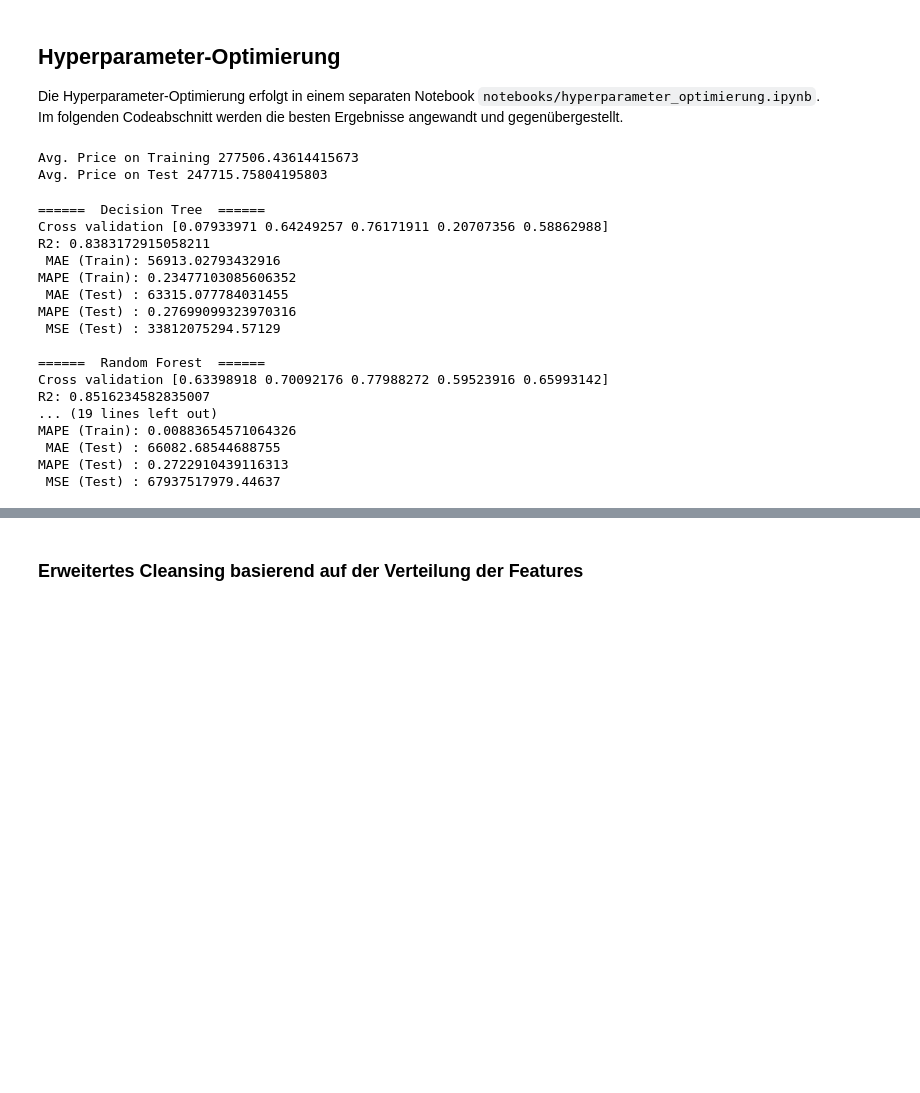
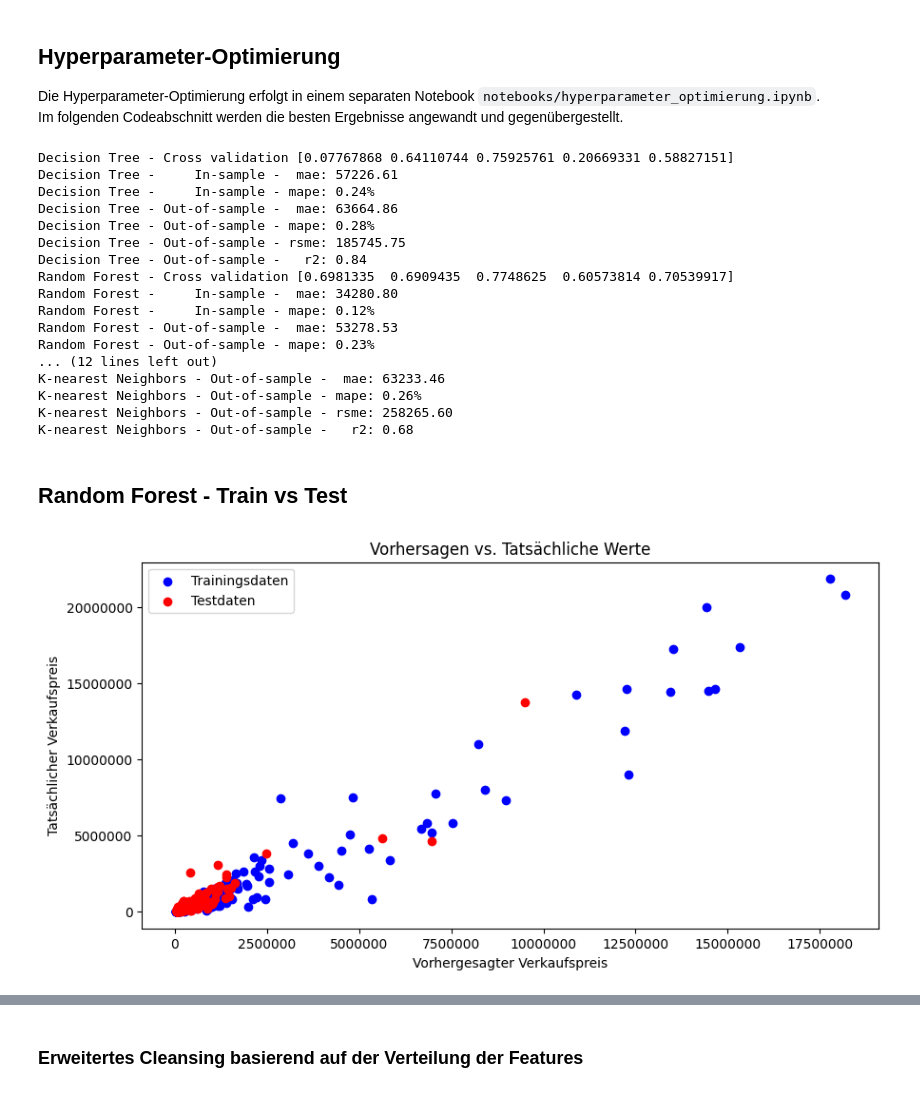
Before and after one commit to mixd304/dbuas-modul_13-applied-ds-2-ml-and-reporting-studienarbeit-darius-mix, a Jupyter notebook: notebooks/main.ipynb, the cells around one changed output, grey strips where cells are left out. Drawn from its saved outputs; the diff is of its cells as text; code cells hidden in the pictures; blank space fills up the shorter version.

````diff
--- a/notebooks/main.ipynb
+++ b/notebooks/main.ipynb
@@ -23,0 +28,9 @@ df = pd.read_csv(FILEPATH)
+# %%
+def print_evaluation(name, cv, pipe, train_data, test_data, y, X):
+    print(f"{name} - Cross validation {cv}")
+    print(f"{name} -     In-sample -  mae: {mean_absolute_error(y_true=train_data[y], y_pred=pipe.predict(train_data[X])):.2f}")
+    print(f"{name} -     In-sample - mape: {mean_absolute_percentage_error(y_true=train_data[y], y_pred=pipe.predict(train_data[X])):.2f}%")
+    print(f"{name} - Out-of-sample -  mae: {mean_absolute_error(y_true=test_data[y], y_pred=pipe.predict(test_data[X])):.2f}")
+    print(f"{name} - Out-of-sample - mape: {mean_absolute_percentage_error(y_true=test_data[y], y_pred=pipe.predict(test_data[X])):.2f}%")
+    print(f"{name} - Out-of-sample - rsme: {np.sqrt(mean_squared_error(y_true=test_data[y], y_pred=pipe.predict(test_data[X]))):.2f}")
+    print(f"{name} - Out-of-sample -   r2: {pipe.score(X=test_data[X], y=test_data[y]):.2f}")
@@ -146,12 +179,6 @@ MSE: 81781322606.96042
 ## Hyperparameter-Optimierung
 Die Hyperparameter-Optimierung erfolgt in einem separaten Notebook ```notebooks/hyperparameter_optimierung.ipynb```.
 Im folgenden Codeabschnitt werden die besten Ergebnisse angewandt und gegenübergestellt.
-# %%
-print("Avg. Price on Training", train_data[y].mean().iloc[0])
-print("Avg. Price on Test", test_data[y].mean().iloc[0])
-# %% [output]
-Avg. Price on Training 277506.43614415673
-Avg. Price on Test 247715.75804195803
 # %%
 models = [
     ('Decision Tree', DecisionTreeRegressor(random_state=42, max_depth=20, min_samples_leaf=4, min_samples_split=2)),
@@ -165,35 +192,39 @@ for name, model in models:
         ('preprocessor', prep),
         ('model', model)
     ])
-    y_train = train_data[y].values.ravel()
-    y_test = test_data[y].values.ravel()
-    pipe.fit(X=train_data[X], y=y_train)
-    cv = cross_val_score(estimator=pipe[-1], X=prep.fit_transform(train_data[X]), y=y_train, cv=5, n_jobs=4)
 
-    print("====== ", name, " ======")
-    print("Cross validation", cv)
-    print("R2:", pipe.score(X=test_data[X], y=y_test))
-    print(" MAE (Train):", mean_absolute_error(y_true=y_train, y_pred=pipe.predict(train_data[X])))
-    print("MAPE (Train):", mean_absolute_percentage_error(y_true=y_train, y_pred=pipe.predict(train_data[X])))
-    print(" MAE (Test) :", mean_absolute_error(y_true=y_test, y_pred=pipe.predict(test_data[X])))
-    print("MAPE (Test) :", mean_absolute_percentage_error(y_true=y_test, y_pred=pipe.predict(test_data[X])))
-    print(" MSE (Test) :", mean_squared_error(y_true=y_test, y_pred=pipe.predict(test_data[X])))
-    print()
+    pipe.fit(X=train_data[X], y=train_data[y].values.ravel())
+    cv = cross_val_score(estimator=pipe[-1], X=prep.fit_transform(train_data[X]), y=train_data[y], cv=5, n_jobs=4)
+
+    print_evaluation(name, cv, pipe, train_data, test_data, y, X)
 # %% [output]
-======  Decision Tree  ======
-Cross validation [0.07933971 0.64249257 0.76171911 0.20707356 0.58862988]
-R2: 0.8383172915058211
- MAE (Train): 56913.02793432916
-MAPE (Train): 0.23477103085606352
- MAE (Test) : 63315.077784031455
-MAPE (Test) : 0.27699099323970316
- MSE (Test) : 33812075294.57129
-
-======  Random Forest  ======
-Cross validation [0.63398918 0.70092176 0.77988272 0.59523916 0.65993142]
-R2: 0.8516234582835007
-... (19 lines left out)
-MAPE (Train): 0.00883654571064326
- MAE (Test) : 66082.68544688755
-MAPE (Test) : 0.2722910439116313
- MSE (Test) : 67937517979.44637
+Decision Tree - Cross validation [0.07767868 0.64110744 0.75925761 0.20669331 0.58827151]
+Decision Tree -     In-sample -  mae: 57226.61
+Decision Tree -     In-sample - mape: 0.24%
+Decision Tree - Out-of-sample -  mae: 63664.86
+Decision Tree - Out-of-sample - mape: 0.28%
+Decision Tree - Out-of-sample - rsme: 185745.75
+Decision Tree - Out-of-sample -   r2: 0.84
+Random Forest - Cross validation [0.6981335  0.6909435  0.7748625  0.60573814 0.70539917]
+Random Forest -     In-sample -  mae: 34280.80
+Random Forest -     In-sample - mape: 0.12%
+Random Forest - Out-of-sample -  mae: 53278.53
+Random Forest - Out-of-sample - mape: 0.23%
+... (12 lines left out)
+K-nearest Neighbors - Out-of-sample -  mae: 63233.46
+K-nearest Neighbors - Out-of-sample - mape: 0.26%
+K-nearest Neighbors - Out-of-sample - rsme: 258265.60
+K-nearest Neighbors - Out-of-sample -   r2: 0.68
+# %% [markdown]
+## Random Forest - Train vs Test
+# %%
+pipe = Pipeline(steps=[
+        ('preprocessor', prep),
+        ('Random Forest', RandomForestRegressor(random_state=42, max_depth=None, min_samples_leaf=1, min_samples_split=5, n_estimators=50))
+    ])
+
+pipe.fit(train_data[X], train_data[y].values.ravel())
+
+plot_train_vs_test_predictions(pipe, train_data, test_data, X, y)
+# %% [output]
+[figure, added]
````
Also changed, not shown: parts of 22 cells of this notebook, 2 other files.
